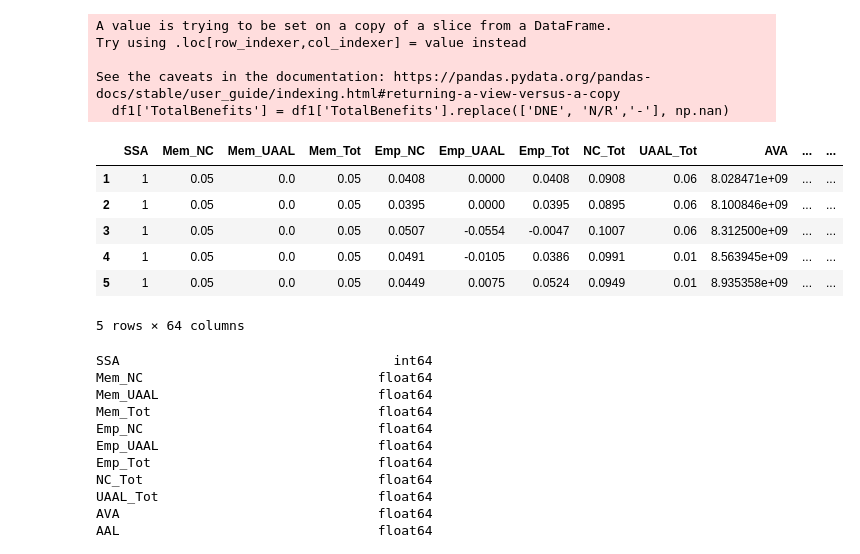
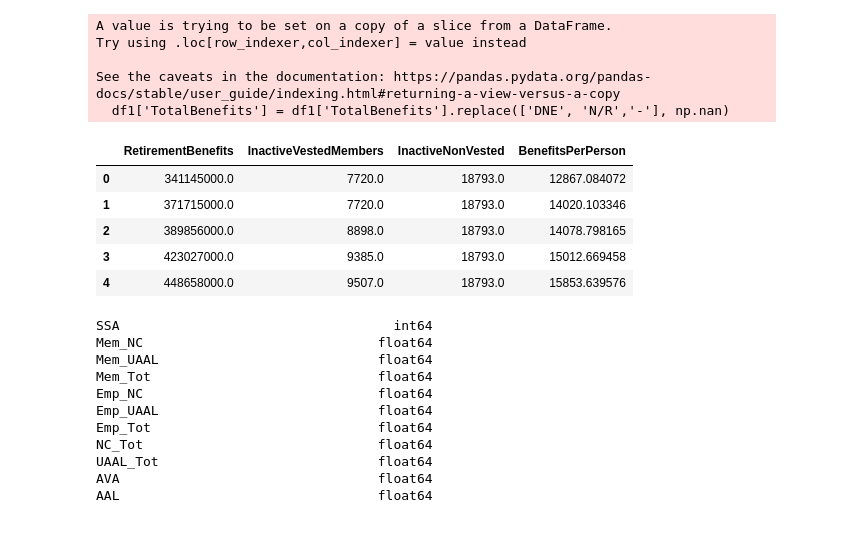
Before and after one commit to saeel-g/EquableInsights_DBFinance, a Jupyter notebook: regression.ipynb, the cells around one changed output. Saved outputs shown, nothing was run; the diff lists cells and outputs as text; code cells hidden in the pictures.

```diff
--- a/regression.ipynb
+++ b/regression.ipynb
@@ -1300,3 +1300,12 @@ df['StateGenFundExpenditures'].value_counts()
 df['StateGenFundExpenditures'].isnull().sum()
 # %% [output]
 0
+# %%
+df['BeneficiariesTotal'].value_counts()
+df['BeneficiariesTotal']=df['BeneficiariesTotal'].replace(["DNE","N/R","#DIV/0!",'#VALUE!'],np.nan)
+df['BeneficiariesTotal']= pd.to_numeric(df['BeneficiariesTotal'], errors='coerce')
+df['BeneficiariesTotal']=df['BeneficiariesTotal'].interpolate()
+df['BeneficiariesTotal'] = df['BeneficiariesTotal'].fillna(method='bfill')
+df['BeneficiariesTotal'].value_counts()
+# sns.displot(df['StateGenFundExpenditures'])
+df['BeneficiariesTotal'].isnull().sum()
@@ -1396,20 +1407,19 @@ Try using .loc[row_indexer,col_indexer] = value instead
 See the caveats in the documentation: https://pandas.pydata.org/pandas-docs/stable/user_guide/indexing.html#returning-a-view-versus-a-copy
   df1['TotalBenefits'] = df1['TotalBenefits'].replace(['DNE', 'N/R','-'], np.nan)
 # %%
-df1['BeneficiariesTotal'] = df1['BeneficiariesTotal'].replace(['DNE', 'N/R','-'], np.nan)
-df1=df1.dropna()
-df1['BeneficiariesTotal']= pd.to_numeric(df['BeneficiariesTotal'], errors='coerce')
+# df1['BeneficiariesTotal'] = df1['BeneficiariesTotal'].replace(['DNE', 'N/R','-'], np.nan)
+# df1=df1.dropna()
+# df1['BeneficiariesTotal']= pd.to_numeric(df['BeneficiariesTotal'], errors='coerce')
 # %%
-df1['BenefitsPerPerson'] = df1['TotalBenefits'] / df1['BeneficiariesTotal']
-df1.head()
+df1['BenefitsPerPerson'] = df1['RetirementBenefits'] / (df1['InactiveVestedMembers']+df1['InactiveNonVested'])
+df1[['RetirementBenefits','InactiveVestedMembers','InactiveNonVested','BenefitsPerPerson']].head()
 # %% [output]
-|  | SSA | Mem_NC | Mem_UAAL | Mem_Tot | Emp_NC | Emp_UAAL | Emp_Tot | NC_Tot | UAAL_Tot | AVA | ... | ... |
-| 1 | 1 | 0.05 | 0.0 | 0.05 | 0.0408 | 0.0000 | 0.0408 | 0.0908 | 0.06 | 8.028471e+09 | ... | ... |
-| 2 | 1 | 0.05 | 0.0 | 0.05 | 0.0395 | 0.0000 | 0.0395 | 0.0895 | 0.06 | 8.100846e+09 | ... | ... |
-| 3 | 1 | 0.05 | 0.0 | 0.05 | 0.0507 | -0.0554 | -0.0047 | 0.1007 | 0.06 | 8.312500e+09 | ... | ... |
-| 4 | 1 | 0.05 | 0.0 | 0.05 | 0.0491 | -0.0105 | 0.0386 | 0.0991 | 0.01 | 8.563945e+09 | ... | ... |
-| 5 | 1 | 0.05 | 0.0 | 0.05 | 0.0449 | 0.0075 | 0.0524 | 0.0949 | 0.01 | 8.935358e+09 | ... | ... |
+|  | RetirementBenefits | InactiveVestedMembers | InactiveNonVested | BenefitsPerPerson |
+| 0 | 341145000.0 | 7720.0 | 18793.0 | 12867.084072 |
+| 1 | 371715000.0 | 7720.0 | 18793.0 | 14020.103346 |
+| 2 | 389856000.0 | 8898.0 | 18793.0 | 14078.798165 |
+| 3 | 423027000.0 | 9385.0 | 18793.0 | 15012.669458 |
+| 4 | 448658000.0 | 9507.0 | 18793.0 | 15853.639576 |
-5 rows × 64 columns
 # %%
 df1.dtypes
 # %% [output]
```
Also changed, not shown: parts of 4 cells of this notebook, 2 other files.
